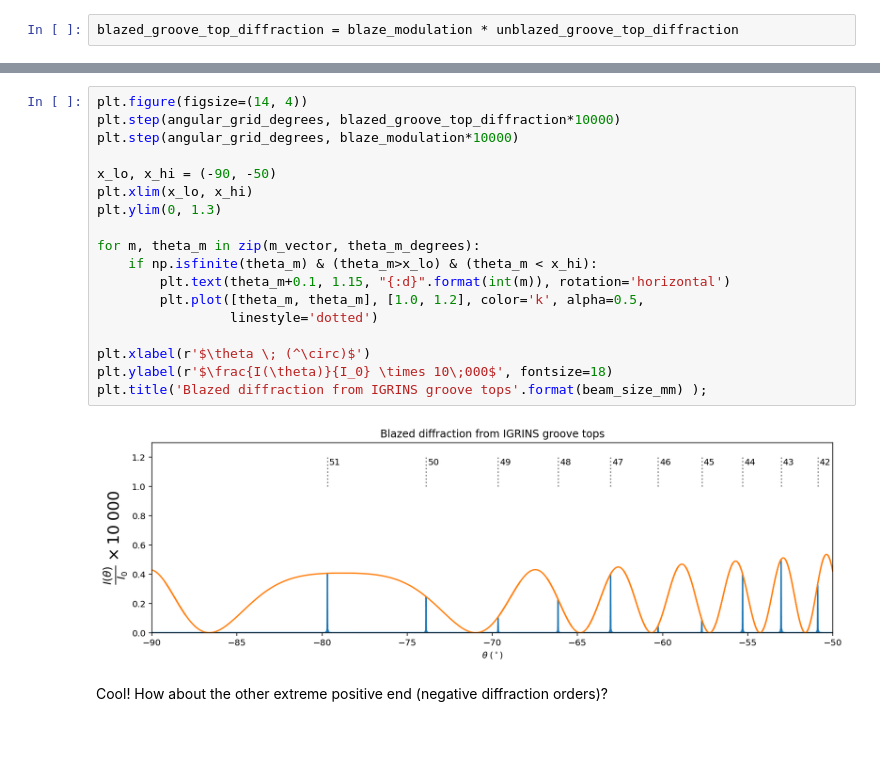
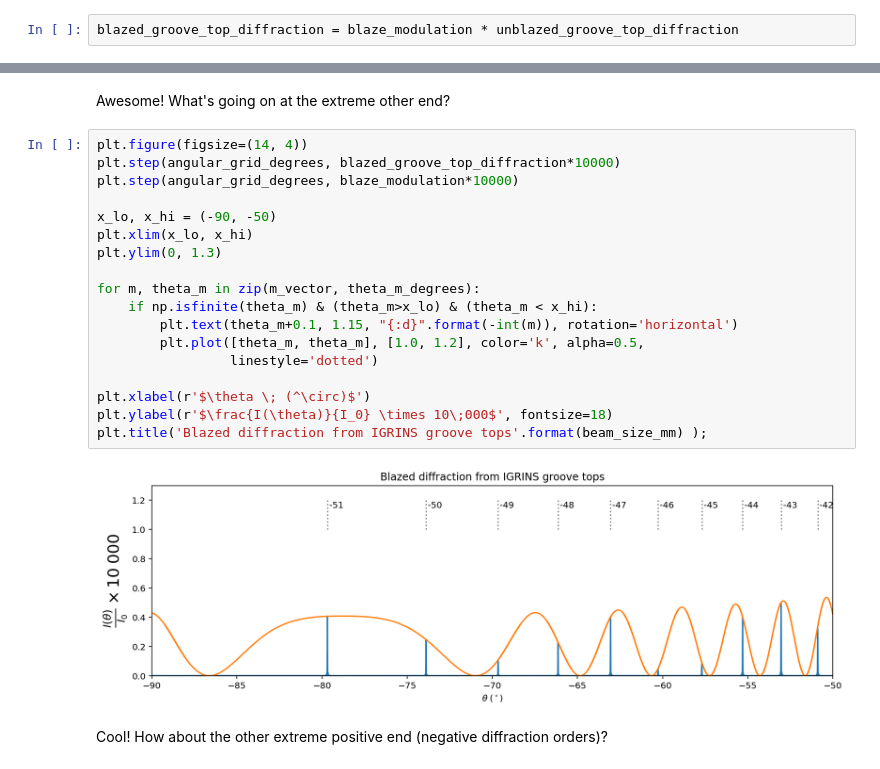
Before and after one commit to Echelle/postale, a Jupyter notebook: notebooks/01_IGRINS_CA1/01_IGRINS_CA1_demo.ipynb, the cells around one changed output, grey strips where cells are left out. Drawn from its saved outputs; the diff is of its cells as text; blank space fills up the shorter version.

```diff
--- a/notebooks/01_IGRINS_CA1/01_IGRINS_CA1_demo.ipynb
+++ b/notebooks/01_IGRINS_CA1/01_IGRINS_CA1_demo.ipynb
@@ -226,22 +226,24 @@ Awesome! What's going on at the extreme other end?
-# %%
-plt.figure(figsize=(14, 4))
-plt.step(angular_grid_degrees, blazed_groove_top_diffraction*10000)
-plt.step(angular_grid_degrees, blaze_modulation*10000)
-
-x_lo, x_hi = (-90, -50)
-plt.xlim(x_lo, x_hi)
-plt.ylim(0, 1.3)
-
-for m, theta_m in zip(m_vector, theta_m_degrees):
-    if np.isfinite(theta_m) & (theta_m>x_lo) & (theta_m < x_hi):
-        plt.text(theta_m+0.1, 1.15, "{:d}".format(int(m)), rotation='horizontal')
-        plt.plot([theta_m, theta_m], [1.0, 1.2], color='k', alpha=0.5,
-                 linestyle='dotted')
-
-plt.xlabel(r'$\theta \; (^\circ)$')
-plt.ylabel(r'$\frac{I(\theta)}{I_0} \times 10\;000$', fontsize=18)
-plt.title('Blazed diffraction from IGRINS groove tops'.format(beam_size_mm) );
-# %% [output]
-[figure, removed]
+# %% [markdown]
+Awesome! What's going on at the extreme other end?
+# %%
+plt.figure(figsize=(14, 4))
+plt.step(angular_grid_degrees, blazed_groove_top_diffraction*10000)
+plt.step(angular_grid_degrees, blaze_modulation*10000)
+
+x_lo, x_hi = (-90, -50)
+plt.xlim(x_lo, x_hi)
+plt.ylim(0, 1.3)
+
+for m, theta_m in zip(m_vector, theta_m_degrees):
+    if np.isfinite(theta_m) & (theta_m>x_lo) & (theta_m < x_hi):
+        plt.text(theta_m+0.1, 1.15, "{:d}".format(-int(m)), rotation='horizontal')
+        plt.plot([theta_m, theta_m], [1.0, 1.2], color='k', alpha=0.5,
+                 linestyle='dotted')
+
+plt.xlabel(r'$\theta \; (^\circ)$')
+plt.ylabel(r'$\frac{I(\theta)}{I_0} \times 10\;000$', fontsize=18)
+plt.title('Blazed diffraction from IGRINS groove tops'.format(beam_size_mm) );
+# %% [output]
+[figure, added]
 # %% [markdown]
 Cool!  How about the other extreme positive end (negative diffraction orders)?
```
Also changed, not shown: parts of 52 cells of this notebook.
